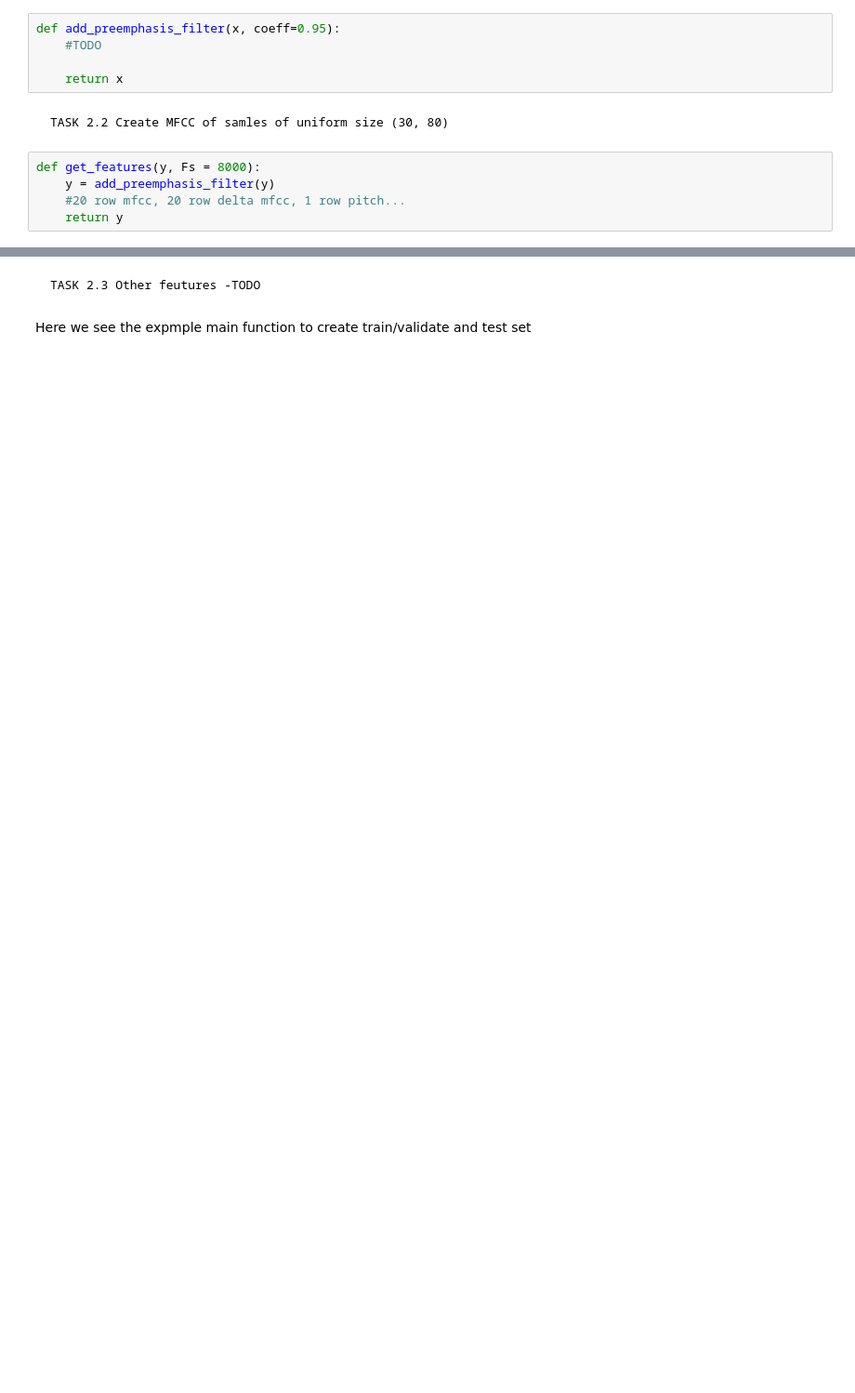
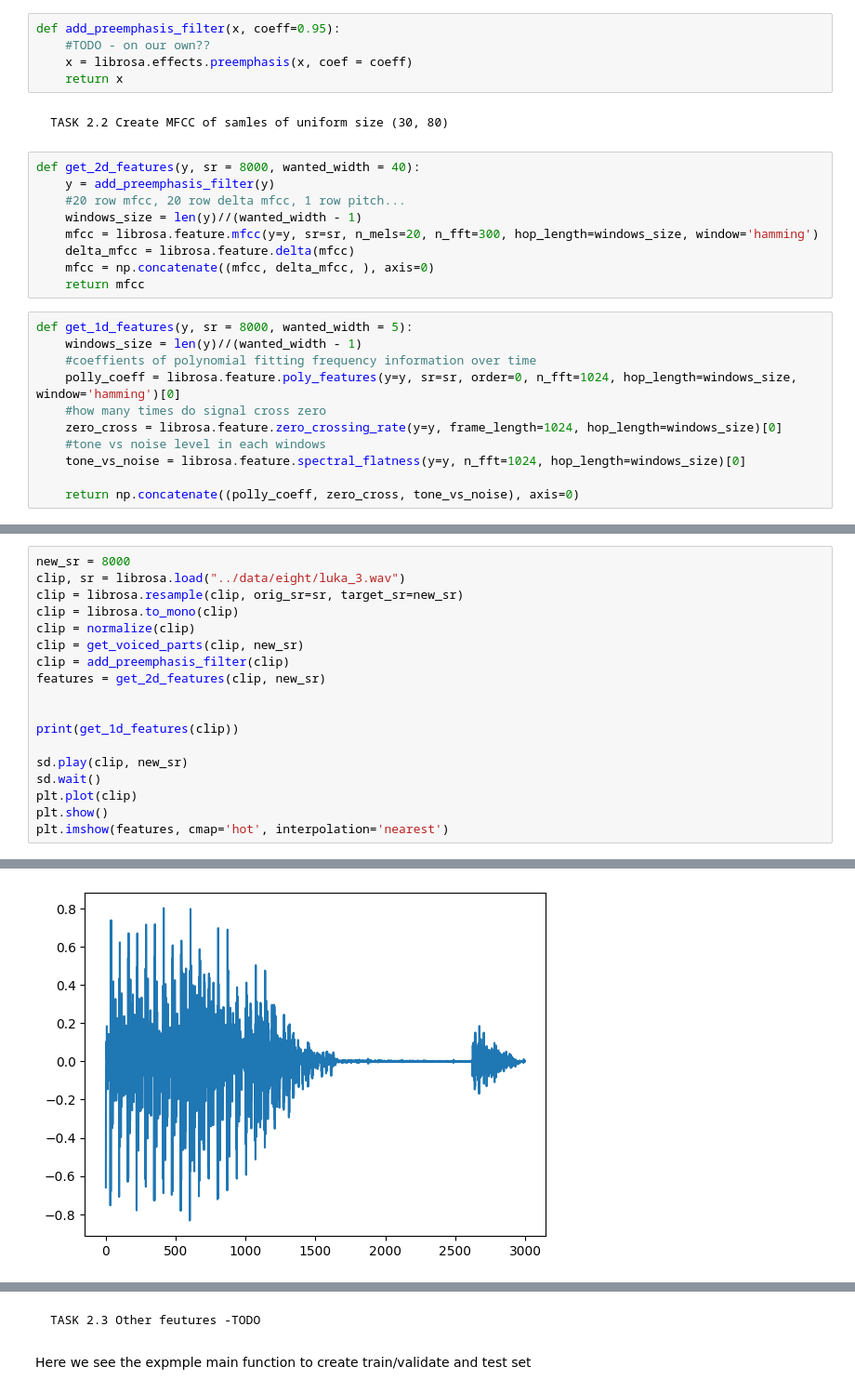
Before and after one commit to thebetar/IASRProject, a Jupyter notebook: src/main.ipynb, the cells around one changed output, grey strips where cells are left out. Shown at 93% size. Cells and saved outputs as stored; diff of their text form; blank space fills up the shorter version.

```diff
--- a/src/main.ipynb
+++ b/src/main.ipynb
@@ -158,13 +158,28 @@ TASK 2. FEATURE EXTRACTION
     TASK 2.1 Preemphasis filter
 # %%
 def add_preemphasis_filter(x, coeff=0.95):
-    #TODO
-
+    #TODO - on our own??
+    x = librosa.effects.preemphasis(x, coef = coeff)
     return x
 # %% [markdown]
     TASK 2.2 Create MFCC of samles of uniform size (30, 80)
 # %%
-def get_features(y, Fs = 8000):
+def get_2d_features(y, sr = 8000, wanted_width = 40):
     y = add_preemphasis_filter(y)
     #20 row mfcc, 20 row delta mfcc, 1 row pitch...
-    return y
+    windows_size = len(y)//(wanted_width - 1)
+    mfcc = librosa.feature.mfcc(y=y, sr=sr, n_mels=20, n_fft=300, hop_length=windows_size, window='hamming')
+    delta_mfcc = librosa.feature.delta(mfcc)
+    mfcc = np.concatenate((mfcc, delta_mfcc, ), axis=0)
+    return mfcc
+# %%
+def get_1d_features(y, sr = 8000, wanted_width = 5):
+    windows_size = len(y)//(wanted_width - 1)
+    #coeffients of polynomial fitting frequency information over time
+    polly_coeff = librosa.feature.poly_features(y=y, sr=sr, order=0, n_fft=1024, hop_length=windows_size, window='hamming')[0]
+    #how many times do signal cross zero
+    zero_cross = librosa.feature.zero_crossing_rate(y=y, frame_length=1024, hop_length=windows_size)[0]
+    #tone vs noise level in each windows
+    tone_vs_noise = librosa.feature.spectral_flatness(y=y, n_fft=1024, hop_length=windows_size)[0]
+
+    return np.concatenate((polly_coeff, zero_cross, tone_vs_noise), axis=0)
@@ -170,0 +188,19 @@ def get_features(y, Fs = 8000):
+# %%
+new_sr = 8000
+clip, sr = librosa.load("../data/eight/luka_3.wav")
+clip = librosa.resample(clip, orig_sr=sr, target_sr=new_sr)
+clip = librosa.to_mono(clip)
+clip = normalize(clip)
+clip = get_voiced_parts(clip, new_sr)
+clip = add_preemphasis_filter(clip)
+features = get_2d_features(clip, new_sr)
+
+
+print(get_1d_features(clip))
+
+sd.play(clip, new_sr)
+sd.wait()
+plt.plot(clip)
+plt.show()
+plt.imshow(features, cmap='hot', interpolation='nearest')
+# %% [output]
@@ -170,0 +210 @@ def get_features(y, Fs = 8000):
+[figure, added]
```
Also changed, not shown: parts of 11 cells of this notebook, 1 other file.
